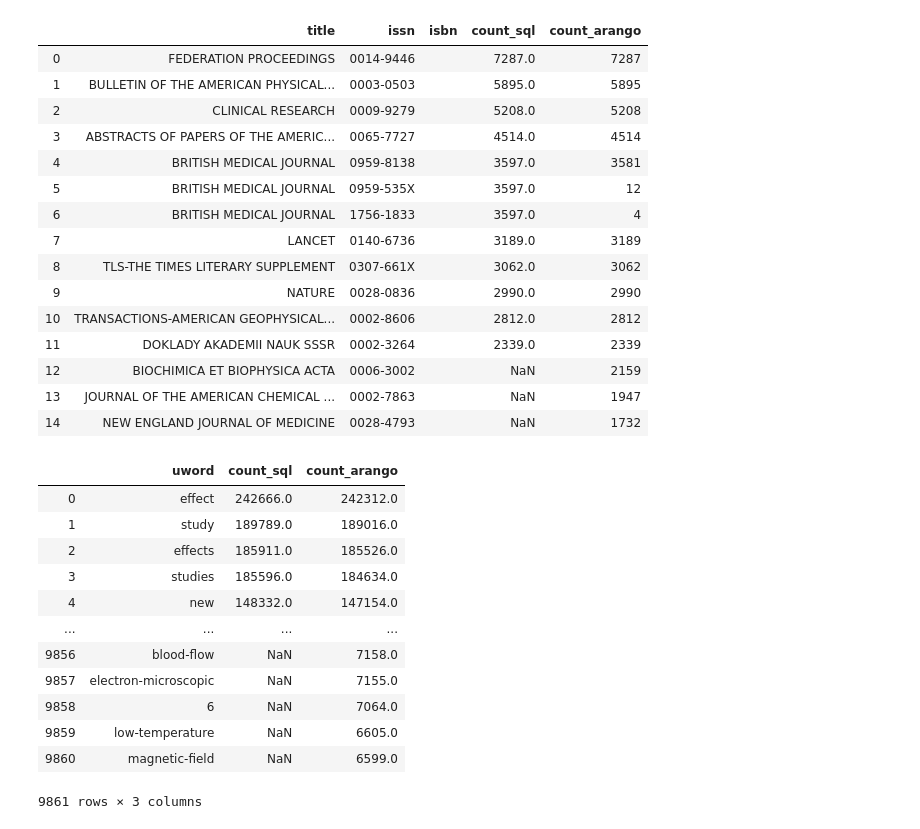
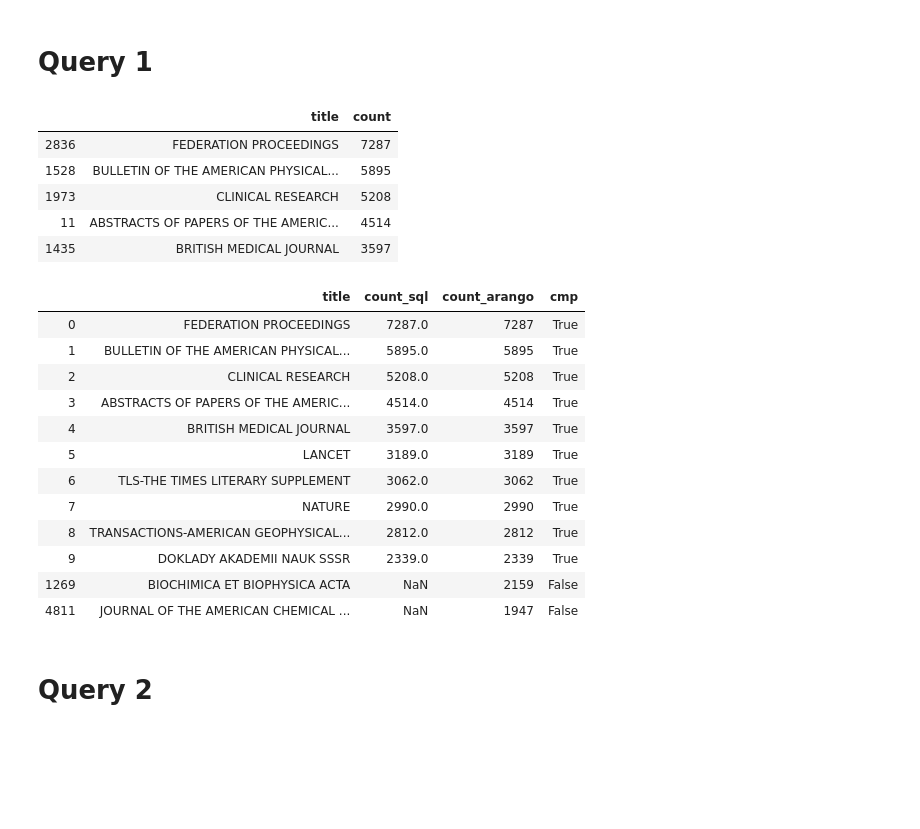
Before and after one commit to alexander-belikov/wos_arango_ingest, a Jupyter notebook: notebooks/cmp_queries.ipynb, the cells around one changed output. Cells and saved outputs as stored; diff of their text form; code cells hidden in the pictures; blank space fills up the shorter version.

```diff
--- a/notebooks/cmp_queries.ipynb
+++ b/notebooks/cmp_queries.ipynb
@@ -75,31 +76,43 @@ sql_report = get_content(sql_list, '../../wos_paper/wos_db_benchmark/benchmarkin
 # %%
 flist = sorted(get_result_fnames())
 arango_data = get_report_gzipped(flist, '../results/arango/')
+# %% [markdown]
+# Query 1
 # %%
-# q1
 q1_sql = pd.DataFrame(sql_report[1][-1]['results_1978'], columns=['year', 'title', 'count'])
 q1_arango = pd.DataFrame([{**item['journal'], **{'count': item['number_pubs']}} for item in arango_data[0][1]])
 
 # q1_arango groupby by title for comparison
-
-q1_cmp = pd.merge(q1_sql, q1_arango, on='title', how='outer', suffixes=['_sql', '_arango'])
-q1_cmp[['title', 'issn', 'isbn', 'count_sql', 'count_arango']].head(15)
+q1_arango_condensed = q1_arango.groupby('title')['count'].sum().reset_index().rename(columns={0:'count'})
+q1_arango_condensed.sort_values('count', ascending=False).head()
 # %% [output]
-|  | title | issn | isbn | count_sql | count_arango |
-| 0 | FEDERATION PROCEEDINGS | 0014-9446 |  | 7287.0 | 7287 |
-| 1 | BULLETIN OF THE AMERICAN PHYSICAL... | 0003-0503 |  | 5895.0 | 5895 |
-| 2 | CLINICAL RESEARCH | 0009-9279 |  | 5208.0 | 5208 |
-| 3 | ABSTRACTS OF PAPERS OF THE AMERIC... | 0065-7727 |  | 4514.0 | 4514 |
-| 4 | BRITISH MEDICAL JOURNAL | 0959-8138 |  | 3597.0 | 3581 |
-| 5 | BRITISH MEDICAL JOURNAL | 0959-535X |  | 3597.0 | 12 |
-| 6 | BRITISH MEDICAL JOURNAL | 1756-1833 |  | 3597.0 | 4 |
-| 7 | LANCET | 0140-6736 |  | 3189.0 | 3189 |
-| 8 | TLS-THE TIMES LITERARY SUPPLEMENT | 0307-661X |  | 3062.0 | 3062 |
-| 9 | NATURE | 0028-0836 |  | 2990.0 | 2990 |
-| 10 | TRANSACTIONS-AMERICAN GEOPHYSICAL... | 0002-8606 |  | 2812.0 | 2812 |
-| 11 | DOKLADY AKADEMII NAUK SSSR | 0002-3264 |  | 2339.0 | 2339 |
-| 12 | BIOCHIMICA ET BIOPHYSICA ACTA | 0006-3002 |  | NaN | 2159 |
-| 13 | JOURNAL OF THE AMERICAN CHEMICAL ... | 0002-7863 |  | NaN | 1947 |
-| 14 | NEW ENGLAND JOURNAL OF MEDICINE | 0028-4793 |  | NaN | 1732 |
+|  | title | count |
+| 2836 | FEDERATION PROCEEDINGS | 7287 |
+| 1528 | BULLETIN OF THE AMERICAN PHYSICAL... | 5895 |
+| 1973 | CLINICAL RESEARCH | 5208 |
+| 11 | ABSTRACTS OF PAPERS OF THE AMERIC... | 4514 |
+| 1435 | BRITISH MEDICAL JOURNAL | 3597 |
+# %%
+q1_cmp = pd.merge(q1_sql, q1_arango, on='title', how='outer', suffixes=['_sql', '_arango'])
+q1_cmp2 = pd.merge(q1_sql, q1_arango_condensed, on='title', how='outer', suffixes=['_sql', '_arango'])
+q1_cmp2 = q1_cmp2.sort_values('count_arango', ascending=False)
+q1_cmp2['cmp'] = (q1_cmp2['count_sql'] == q1_cmp2['count_arango'])
+q1_cmp2[['title', 'count_sql', 'count_arango', 'cmp']].head(12)
+# %% [output]
+|  | title | count_sql | count_arango | cmp |
+| 0 | FEDERATION PROCEEDINGS | 7287.0 | 7287 | True |
+| 1 | BULLETIN OF THE AMERICAN PHYSICAL... | 5895.0 | 5895 | True |
+| 2 | CLINICAL RESEARCH | 5208.0 | 5208 | True |
+| 3 | ABSTRACTS OF PAPERS OF THE AMERIC... | 4514.0 | 4514 | True |
+| 4 | BRITISH MEDICAL JOURNAL | 3597.0 | 3597 | True |
+| 5 | LANCET | 3189.0 | 3189 | True |
+| 6 | TLS-THE TIMES LITERARY SUPPLEMENT | 3062.0 | 3062 | True |
+| 7 | NATURE | 2990.0 | 2990 | True |
+| 8 | TRANSACTIONS-AMERICAN GEOPHYSICAL... | 2812.0 | 2812 | True |
+| 9 | DOKLADY AKADEMII NAUK SSSR | 2339.0 | 2339 | True |
+| 1269 | BIOCHIMICA ET BIOPHYSICA ACTA | NaN | 2159 | False |
+| 4811 | JOURNAL OF THE AMERICAN CHEMICAL ... | NaN | 1947 | False |
+# %% [markdown]
+# Query 2
 # %%
 puncts = list(string.punctuation)
@@ -114,16 +134,0 @@ q2_cmp = pd.merge(q2_sql_mod, q2_arango, on='uword', how='outer', suffixes=['_sq
-# %%
-q2_cmp
-# %% [output]
-|  | uword | count_sql | count_arango |
-| 0 | effect | 242666.0 | 242312.0 |
-| 1 | study | 189789.0 | 189016.0 |
-| 2 | effects | 185911.0 | 185526.0 |
-| 3 | studies | 185596.0 | 184634.0 |
-| 4 | new | 148332.0 | 147154.0 |
-| ... | ... | ... | ... |
-| 9856 | blood-flow | NaN | 7158.0 |
-| 9857 | electron-microscopic | NaN | 7155.0 |
-| 9858 | 6 | NaN | 7064.0 |
-| 9859 | low-temperature | NaN | 6605.0 |
-| 9860 | magnetic-field | NaN | 6599.0 |
-9861 rows × 3 columns
```
Also changed, not shown: parts of 22 cells of this notebook.
